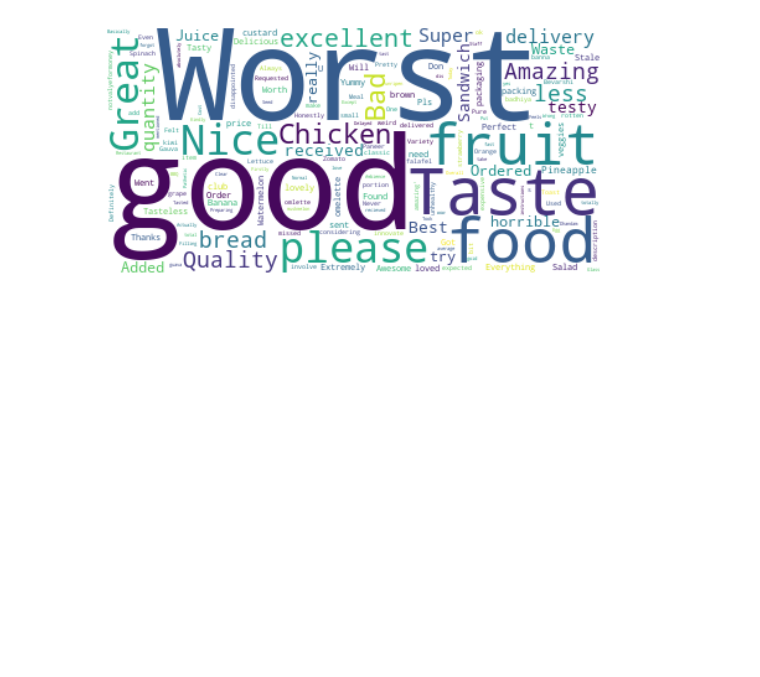
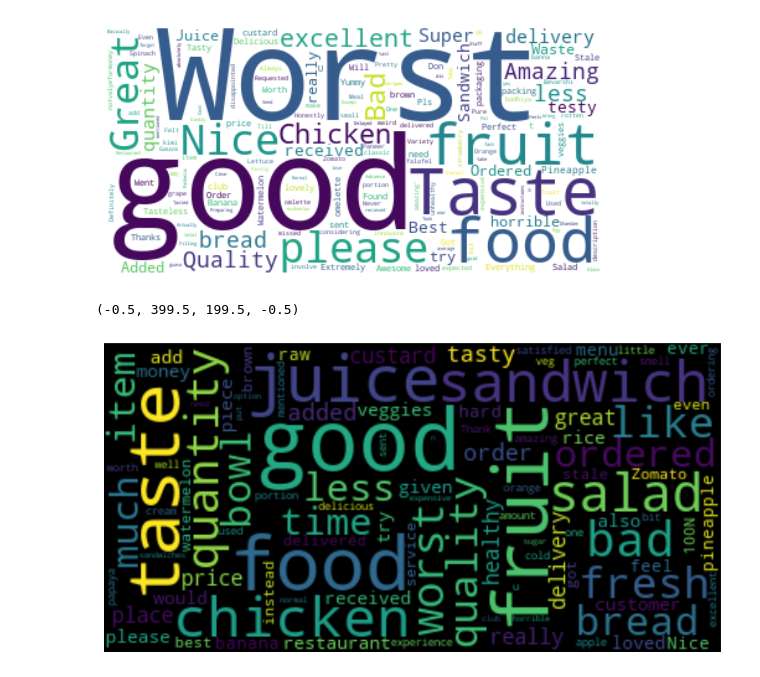
Before and after one commit to Annarhysa/Insighter, a Jupyter notebook: Zomato_food_reviews/models/wordcloud.ipynb, the cells around one changed output. Saved outputs shown, nothing was run; the diff lists cells and outputs as text; code cells hidden in the pictures; blank space fills up the shorter version.

```diff
--- a/Zomato_food_reviews/models/wordcloud.ipynb
+++ b/Zomato_food_reviews/models/wordcloud.ipynb
@@ -32,0 +35,11 @@ plt.show()
+# %%
+stop_words = stopwords.words('english')
+# %%
+wc=WordCloud(stopwords=stop_words, collocations=False, max_font_size=55, max_words=100, background_color="black")
+wc.generate(' '.join(data.Reviews))
+plt.figure(figsize=(10,12))
+plt.imshow(wc, interpolation="bilinear")
+plt.axis("off")
+# %% [output]
+(-0.5, 399.5, 199.5, -0.5)
+[figure, added]
```
Also changed, not shown: parts of 1 cell of this notebook.
